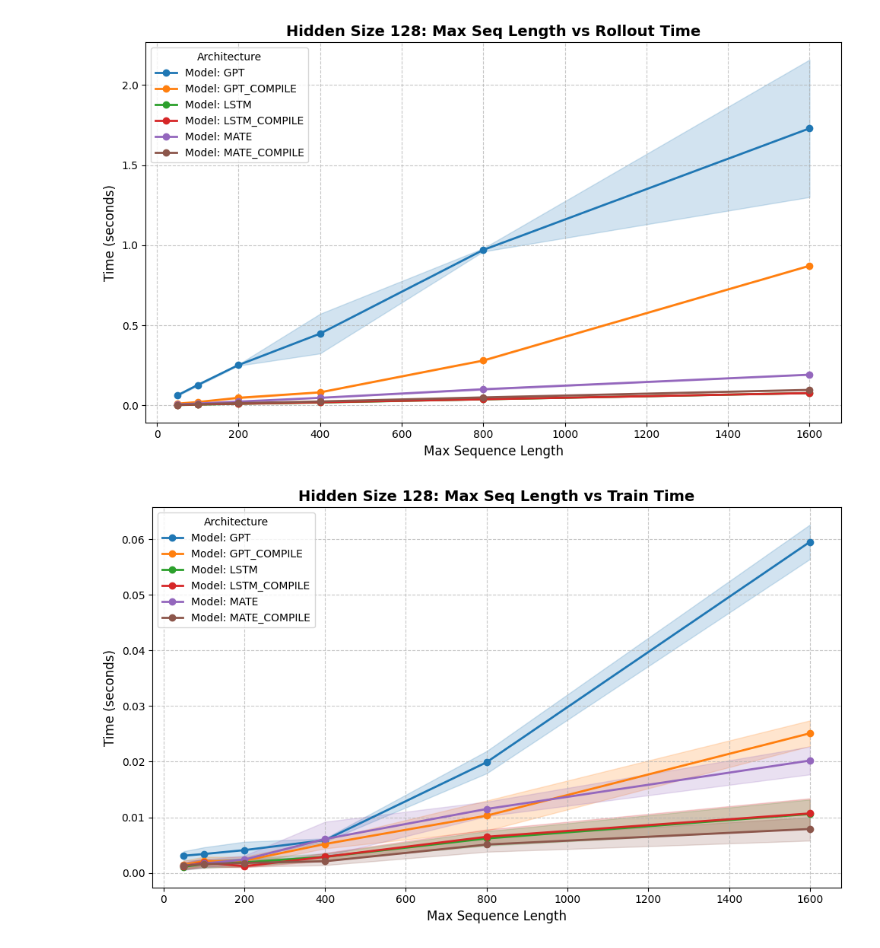
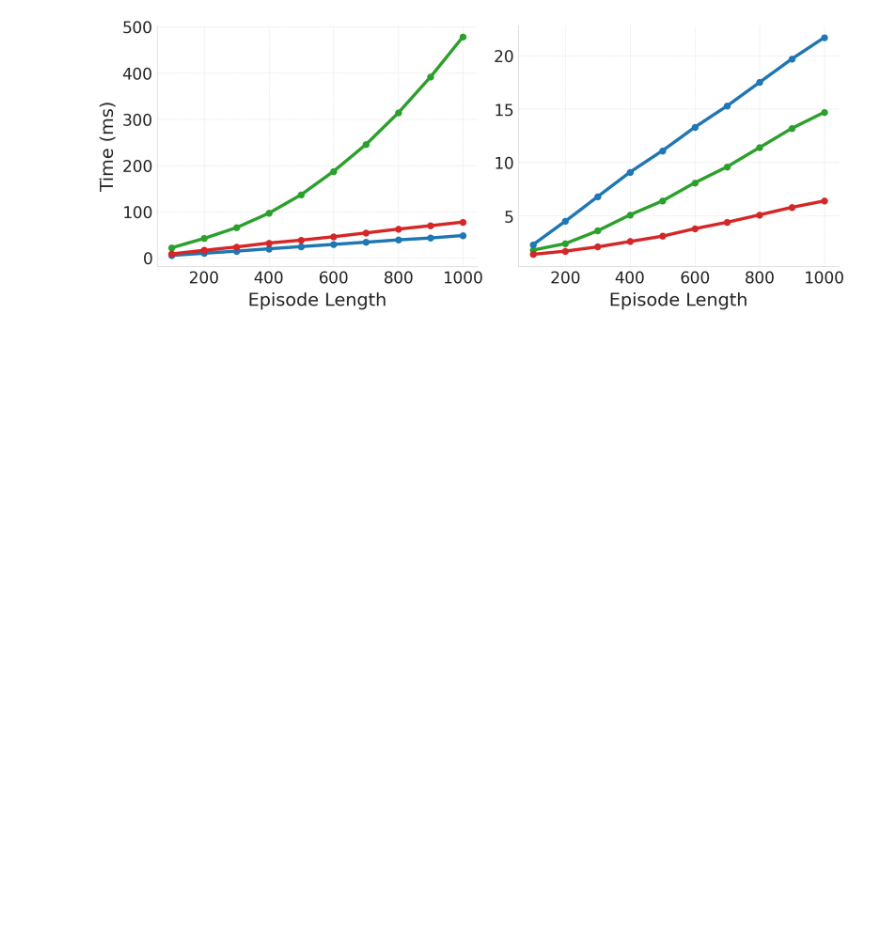
Before and after one commit to himchan00/Memory-RL, a Jupyter notebook: check_time_vis.ipynb, the cells around one changed output. Saved outputs shown, nothing was run; the diff lists cells and outputs as text; code cells hidden in the pictures; blank space fills up the shorter version.

Commit message:
Save memory cost & visualization

```diff
--- a/check_time_vis.ipynb
+++ b/check_time_vis.ipynb
@@ -114,12 +143,8 @@ def plot_benchmark(hidden_size, mode, metric="time"):
     plt.tight_layout()
     plt.show()
 # %%
-# Plot Inference Time comparing models at hidden_size=256
-plot_benchmark(hidden_size=256, mode="rollout", metric="time")
-
-# Plot Backprop Time comparing models at hidden_size=256
-plot_benchmark(hidden_size=256, mode="train", metric="time")
+# Compare models at hidden_size=256 left subplot: rollout time, right subplot: update time
+plot_benchmark(hidden_size=256, metric="time")
 # %% [output]
-[figure, old version]
+[figure, new version]
-[figure, removed]
 # %%
```
Also changed, not shown: parts of 3 cells of this notebook, 3 other files.
